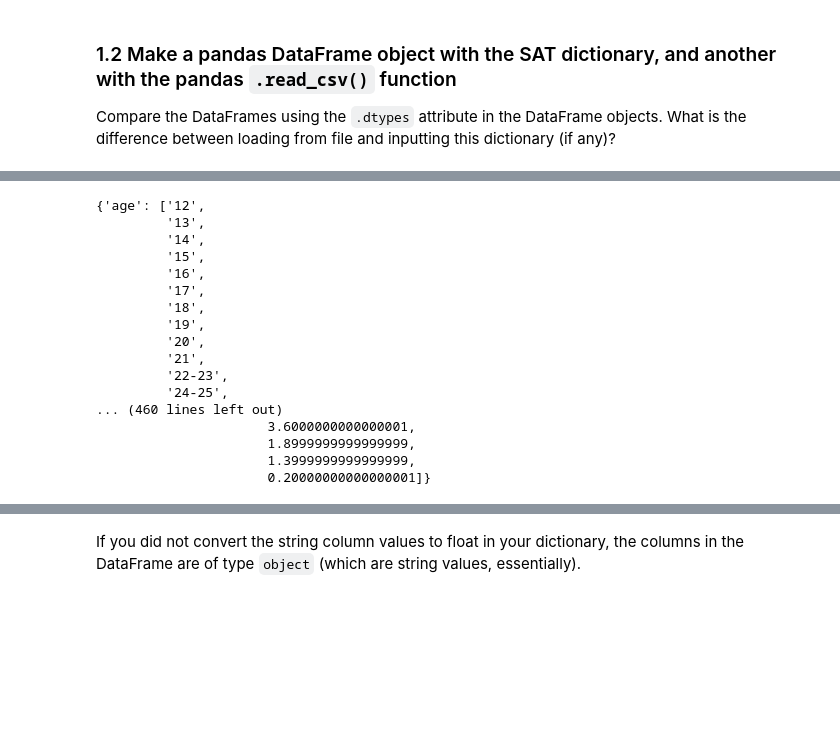
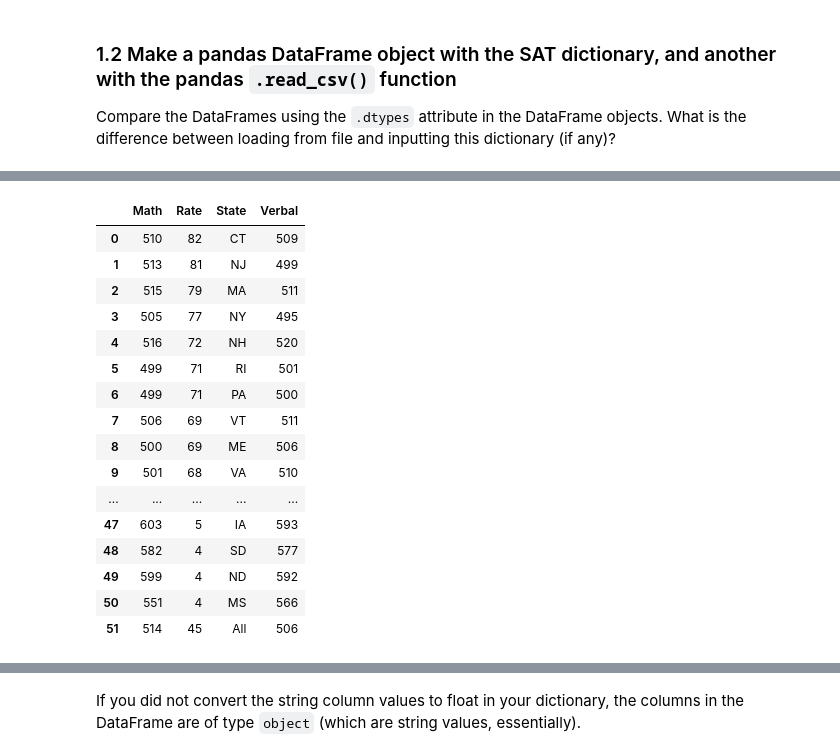
Before and after one commit to godsylla/Civic-Data-Analysis, a Jupyter notebook: project-02-v2-starter-code.ipynb, the cells around one changed output, grey strips where cells are left out. Saved outputs shown, nothing was run; the diff lists cells and outputs as text; code cells hidden in the pictures; blank space fills up the shorter version.

```diff
--- a/project-02-v2-starter-code.ipynb
+++ b/project-02-v2-starter-code.ipynb
@@ -120,14 +111,13 @@ while k < len(scores_list[0]):
     k += 1
 
 #create the dictionary values, which is the list
-
-v = 1
-while v < len(scores_list):
-    scores_dict['State'].append(scores_list[v][0])
-    scores_dict['Rate'].append(scores_list[v][1])
-    scores_dict['Verbal'].append(scores_list[v][2])
-    scores_dict['Math'].append(scores_list[v][3])
-    v += 1
+k = 1
+while k < len(scores_list):
+    i = 0
+    while i < len(scores_list[0]):
+        scores_dict[scores_list[0][i]].append(scores_list[k][i])
+        i += 1
+    k += 1
 
 pprint(scores_dict)
 # %% [output]
@@ -206,3 +193,0 @@ memory usage: 1.7+ KB
-# %%
-scores_dict = {col: [row for row in scores[col]] for col in scores}
-pprint(scores_dict)
@@ -247,21 +194,22 @@ memory usage: 3.8+ KB
-# %%
-drugs_dict = {col: [row for row in drugs[col]] for col in drugs}
-pprint(drugs_dict)
-# %% [output]
-{'age': ['12',
-         '13',
-         '14',
-         '15',
-         '16',
-         '17',
-         '18',
-         '19',
-         '20',
-         '21',
-         '22-23',
-         '24-25',
-... (460 lines left out)
-                      3.6000000000000001,
-                      1.8999999999999999,
-                      1.3999999999999999,
-                      0.20000000000000001]}
+# %%
+# convert scores_dict into a pandas DataFrame
+scores_dict_df = pd.DataFrame(scores_dict)
+scores_dict_df
+# %% [output]
+|  | Math | Rate | State | Verbal |
+| 0 | 510 | 82 | CT | 509 |
+| 1 | 513 | 81 | NJ | 499 |
+| 2 | 515 | 79 | MA | 511 |
+| 3 | 505 | 77 | NY | 495 |
+| 4 | 516 | 72 | NH | 520 |
+| 5 | 499 | 71 | RI | 501 |
+| 6 | 499 | 71 | PA | 500 |
+| 7 | 506 | 69 | VT | 511 |
+| 8 | 500 | 69 | ME | 506 |
+| 9 | 501 | 68 | VA | 510 |
+| ... | ... | ... | ... | ... |
+| 47 | 603 | 5 | IA | 593 |
+| 48 | 582 | 4 | SD | 577 |
+| 49 | 599 | 4 | ND | 592 |
+| 50 | 551 | 4 | MS | 566 |
+| 51 | 514 | 45 | All | 506 |
```
Also changed, not shown: parts of 22 cells of this notebook.
